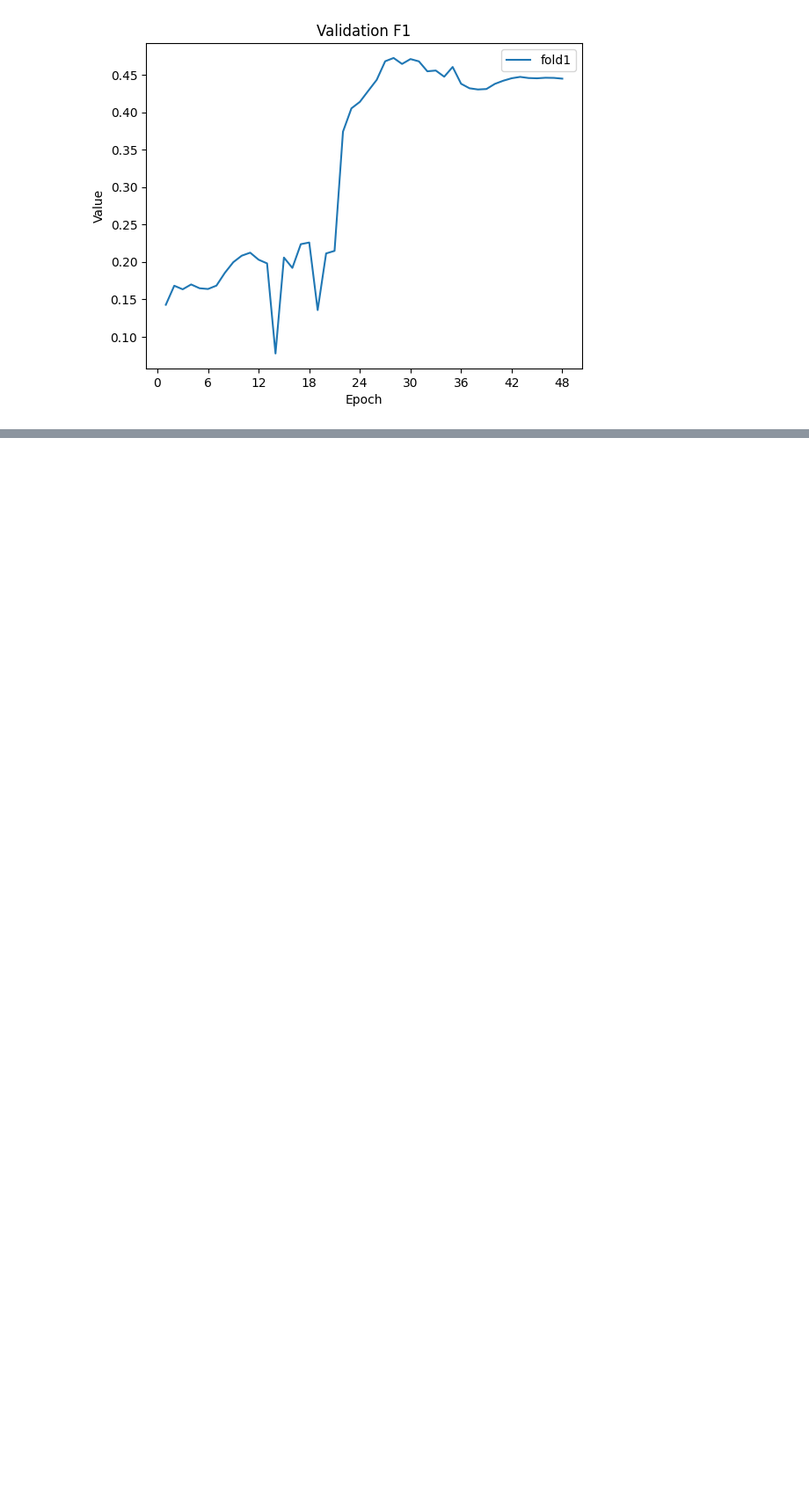
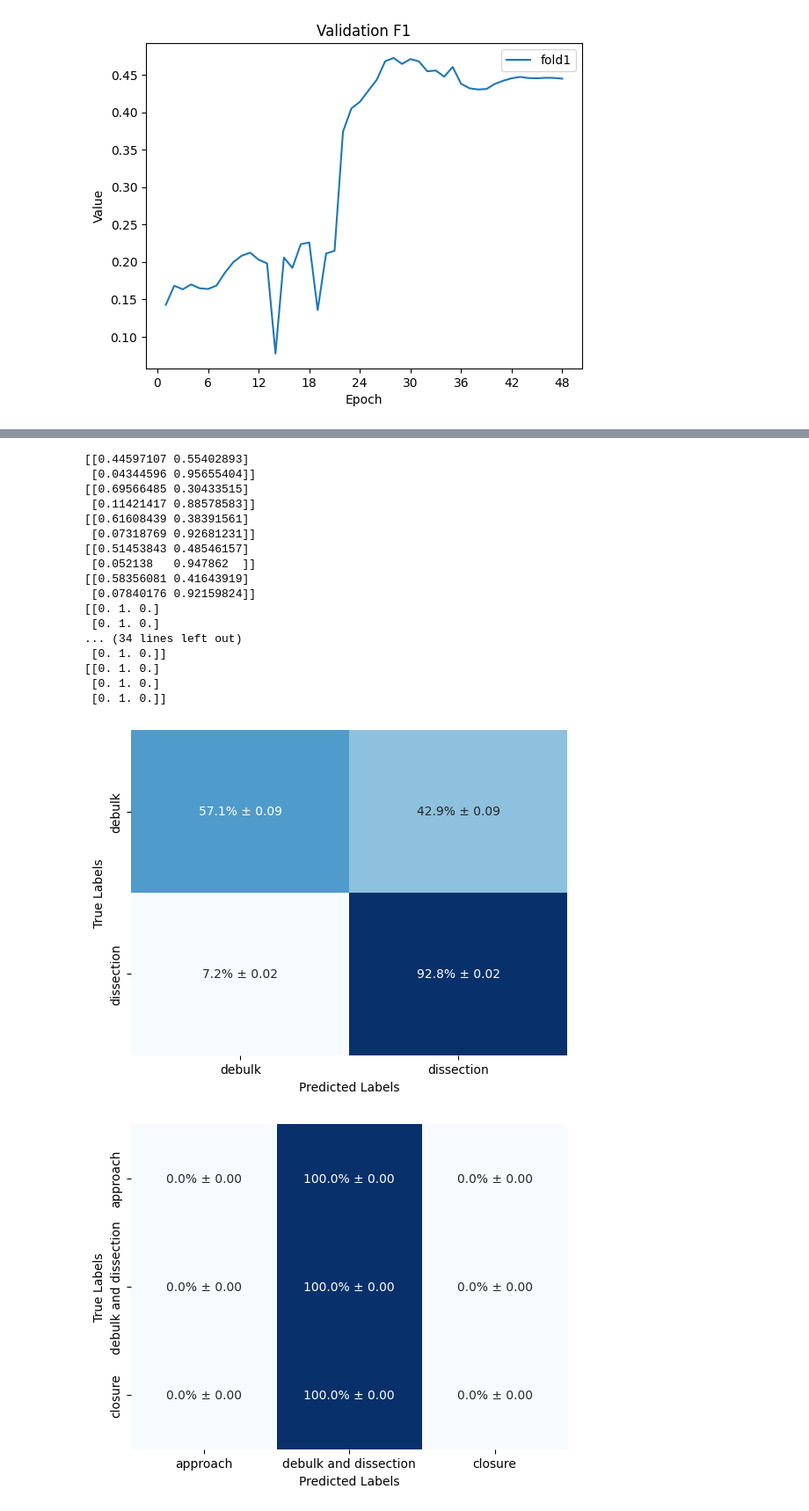
Before and after one commit to Dduva/SurgicalWorkflowProject, a Jupyter notebook: data_analysis/documentation_plotting.ipynb, the cells around one changed output, grey strips where cells are left out. Shown at 88% size. Cells and saved outputs as stored; diff of their text form; code cells hidden in the pictures; blank space fills up the shorter version.

```diff
--- a/data_analysis/documentation_plotting.ipynb
+++ b/data_analysis/documentation_plotting.ipynb
@@ -503,6 +535,8 @@ def create_average_metrics(saving_path, final_results_folder, folder_name_set, w
         labels = ['tumour debulking', 'dissection medial', 'dissection inferior', 'dissection superior', 'dissection lateral']
     elif LABEL_SIZE == 2:
         labels = ['tumour debulking', 'dissection']
+    elif LABEL_SIZE == 3:
+        labels = ['approach', 'debulk and dissection', 'closure']
     steps_results['Category'] = labels
     steps_results = steps_results[['Category', 'Precision', 'Recall', 'F1']]
 
@@ -685,0 +882,62 @@ for tag in tags:
+# %%
+def create_average_confusion_matrix(saving_path, final_results_folder, folder_name_set, weight_type, label_size):
+    confusion_matrices = numpy.zeros((5, label_size, label_size))
+    for i, folder_name in enumerate(folder_name_set):
+        filename = f'predictions_vs_actuals_{weight_type}_model.csv'
+        df = pandas.read_csv(os.path.join(saving_path, final_results_folder, folder_name, filename))
+        y_actual = df['Actuals']
+        y_pred = df['Predictions']
+        cmatrix = confusion_matrix(y_actual, y_pred, labels=range(label_size))
+        row_sums = cmatrix.sum(axis=1, keepdims=True)
+        cmatrix_percentage = cmatrix / row_sums
+        # cmatrix_percentage *= 100
+        confusion_matrices[i] += cmatrix_percentage
+        print(cmatrix_percentage)
+    mean = np.mean(confusion_matrices, axis=0)*100
+    std_dev = np.std(confusion_matrices, axis=0)
+    mean_std_dev = np.asarray([[f'{mean[i, j]:.1f}% ± {std_dev[i, j]:.2f}' for j in range(label_size)]
+                               for i in range(label_size)])
+    #plt.figure(figsize=(8, 6))
+    fig, ax = plt.subplots()
+    sns.heatmap(mean, annot=mean_std_dev, fmt='', cmap='Blues', cbar=False)
+    ax.set_xlabel('Predicted Labels')
+    ax.set_ylabel('True Labels')
+    if label_size == 5:
+        labels = ['debulk', 'medial', 'inferior', 'superior', 'lateral']
+    elif label_size == 2:
+        labels = ['debulk', 'dissection']
+    elif label_size == 3:
+        labels = ['approach', 'debulk and dissection', 'closure']
+    ax.xaxis.set_ticklabels(labels)
+    ax.yaxis.set_ticklabels(labels)
+    # plt.show()
+    plt.savefig(os.path.join(saving_path, final_results_folder, f'{folder_name_set[0]}_av_confusion_matrix_{weight_type}.png'))
+# %%
+LABEL_SIZE = [2, 3]
+saving_path = '/Users/dorotheeduvaux 1/UCL CSML/MSc Project'
+# saving_path = '/Users/dorotheeduvaux/PycharmProjects/SurgicalWorkflowProject'
+final_results_folder = 'FinalResults/extraResults'
+#final_results_folder = 'results'
+for weight_type in ['best', 'last']:
+    for i, folder_name_set in enumerate(folder_name_sets):
+        create_average_confusion_matrix(saving_path, final_results_folder, folder_name_set, weight_type, LABEL_SIZE[i])
+# %% [output]
+[[0.44597107 0.55402893]
+ [0.04344596 0.95655404]]
+[[0.69566485 0.30433515]
+ [0.11421417 0.88578583]]
+[[0.61608439 0.38391561]
+ [0.07318769 0.92681231]]
+[[0.51453843 0.48546157]
+ [0.052138   0.947862  ]]
+[[0.58356081 0.41643919]
+ [0.07840176 0.92159824]]
+[[0. 1. 0.]
+ [0. 1. 0.]
+... (34 lines left out)
+ [0. 1. 0.]]
+[[0. 1. 0.]
+ [0. 1. 0.]
+ [0. 1. 0.]]
+[figure, added]
+[figure, added]
```
Also changed, not shown: parts of 17 cells of this notebook, 29 other files.
